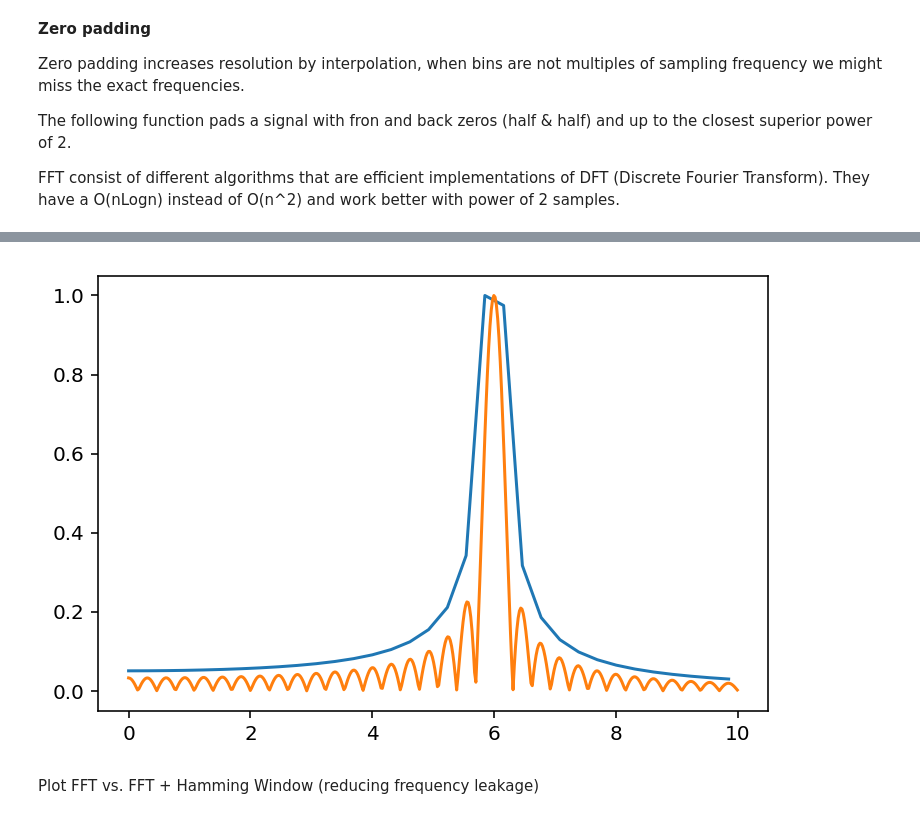
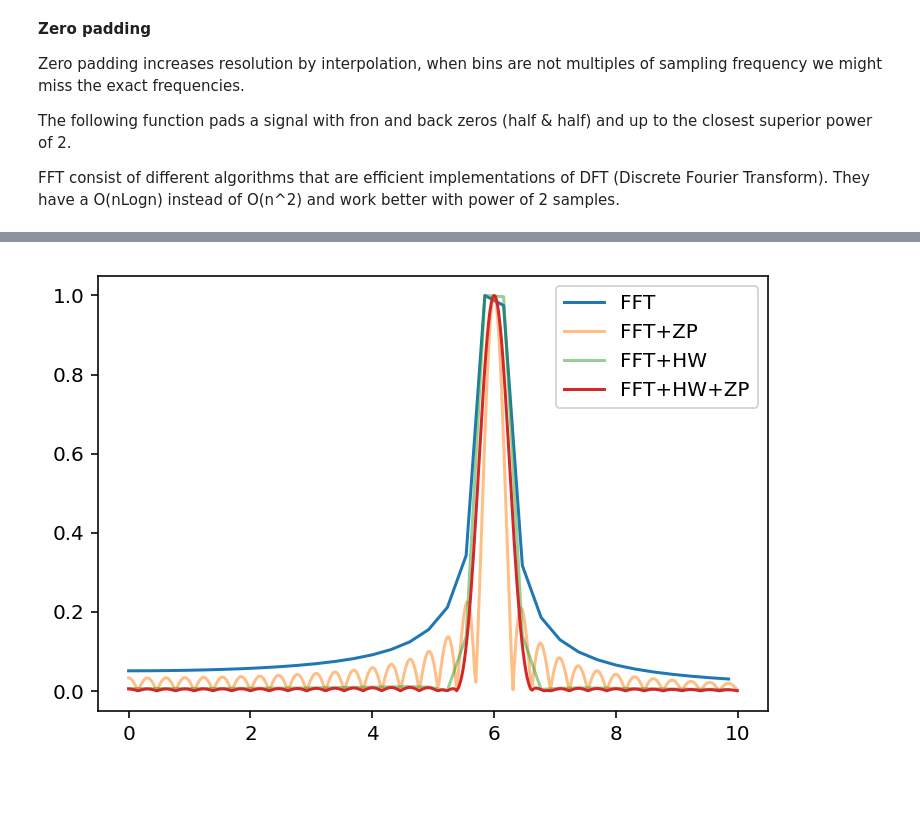
Before and after one commit to luisecastro/digital_signals, a Jupyter notebook: signals02.ipynb, the cells around one changed output, grey strips where cells are left out. Saved outputs shown, nothing was run; the diff lists cells and outputs as text; code cells hidden in the pictures; blank space fills up the shorter version.

```diff
--- a/signals02.ipynb
+++ b/signals02.ipynb
@@ -210,10 +214,11 @@ Plot FFT vs. FFT + zero padding (increasing resolution)
 # %%
 x = s_gen(freq=6,length=3.25)
 
-plt.plot(s_fft(x,threshold=0).sort_index().ix[:10])
-plt.plot(s_fft(padder(x,power=3),threshold=0).sort_index().ix[:10])
+plt.plot(s_fft(x,threshold=0).sort_index().ix[:10],alpha=1)
+plt.plot(s_fft(padder(x,power=3),threshold=0).sort_index().ix[:10],alpha=0.5)
+plt.plot(s_fft(np.hamming(143325)*x,threshold=0).sort_index().ix[:10],alpha=0.5)
+plt.plot(s_fft(padder(np.hamming(int(44100*3.25))*x,power=3),threshold=0).sort_index().ix[:10],alpha=1)
+plt.legend(['FFT','FFT+ZP','FFT+HW','FFT+HW+ZP'])
 plt.show()
 # %% [output]
-[figure, old version]
+[figure, new version]
-# %% [markdown]
-Plot FFT vs. FFT + Hamming Window (reducing frequency leakage)
```
Also changed, not shown: parts of 12 cells of this notebook, 1 other file.
